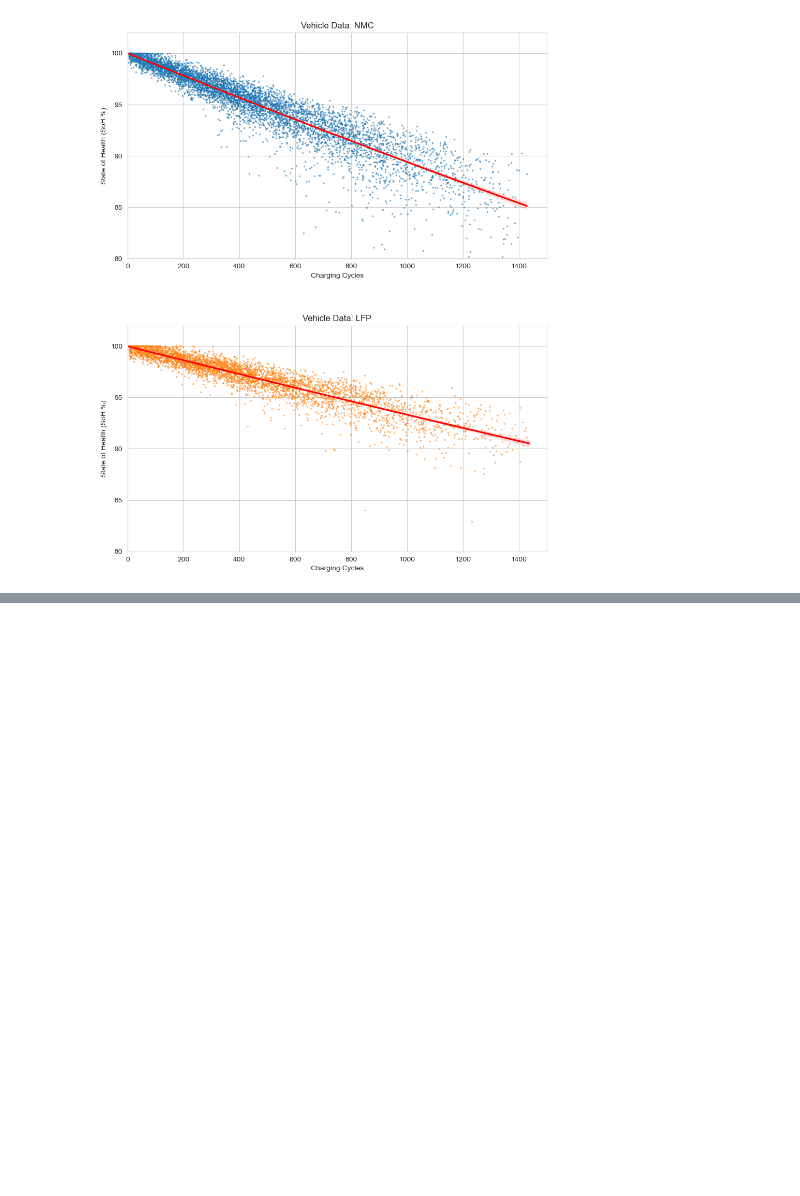
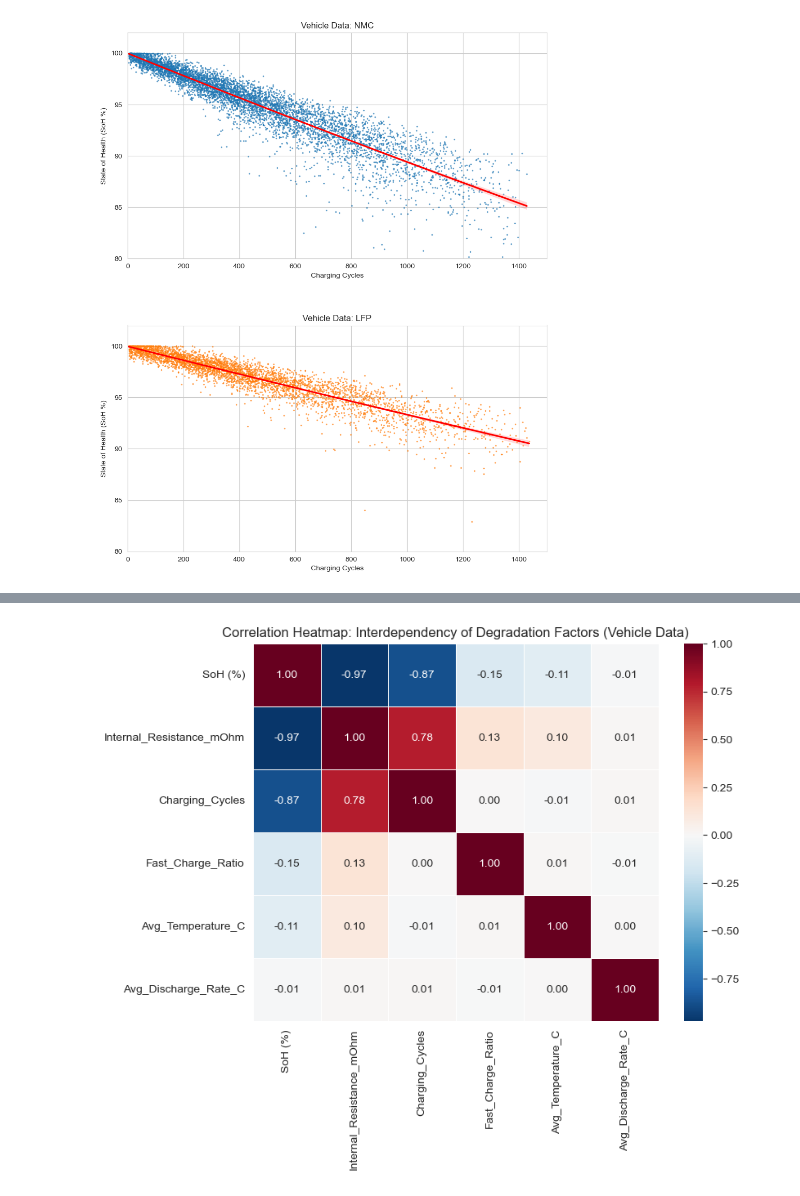
Before and after one commit to Ivan-Pelovski/Data-Science, a Jupyter notebook: NMC-vs-LFP.ipynb, the cells around one changed output, grey strips where cells are left out. Drawn from its saved outputs; the diff is of its cells as text; code cells hidden in the pictures; blank space fills up the shorter version.

Commit message:
Updating the degradation morphology conclusion and Implemented multivariable correlation analysis

```diff
--- a/NMC-vs-LFP.ipynb
+++ b/NMC-vs-LFP.ipynb
@@ -289,0 +302,15 @@ Based on the regression analysis of the vehicle_data, several key insights can b
+# %%
+correlation_cols = [
+    'SoH (%)', 'Internal_Resistance_mOhm', 'Charging_Cycles',
+    'Fast_Charge_Ratio', 'Avg_Temperature_C', 'Avg_Discharge_Rate_C'
+]
+
+vehicle_corr = vehicle_data[correlation_cols].corr()
+
+plt.figure(figsize=(8, 6))
+sns.heatmap(vehicle_corr, annot=True, cmap='RdBu_r', center=0, fmt=".2f", linewidths=0.5)
+
+plt.title('Correlation Heatmap: Interdependency of Degradation Factors (Vehicle Data)')
+plt.show()
+# %% [output]
+[figure, added]
```
Also changed, not shown: parts of 4 cells of this notebook.
